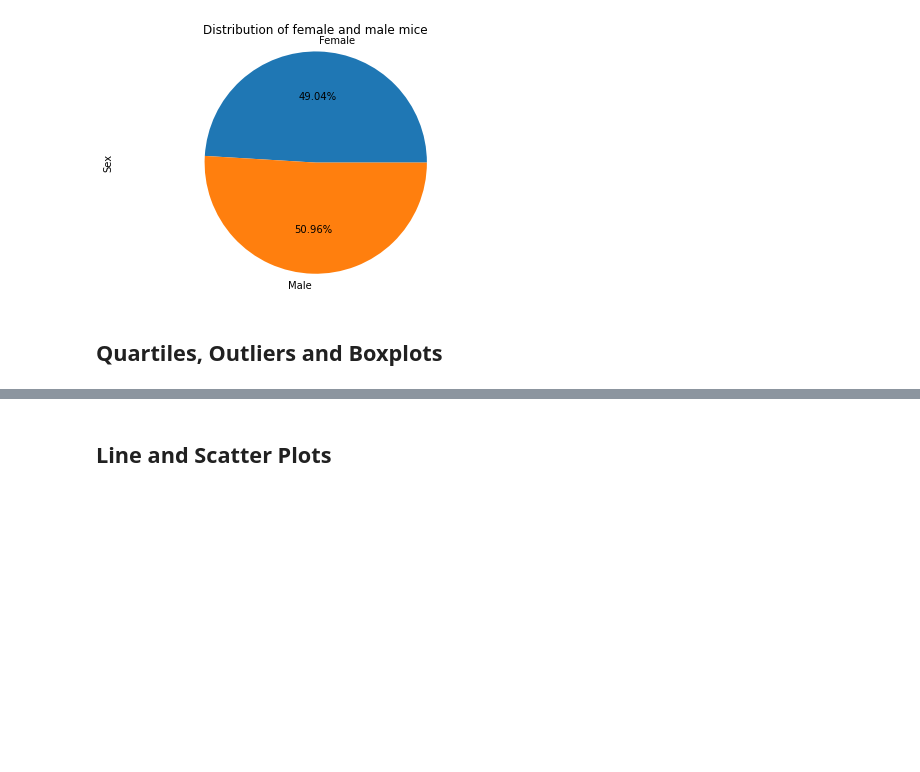
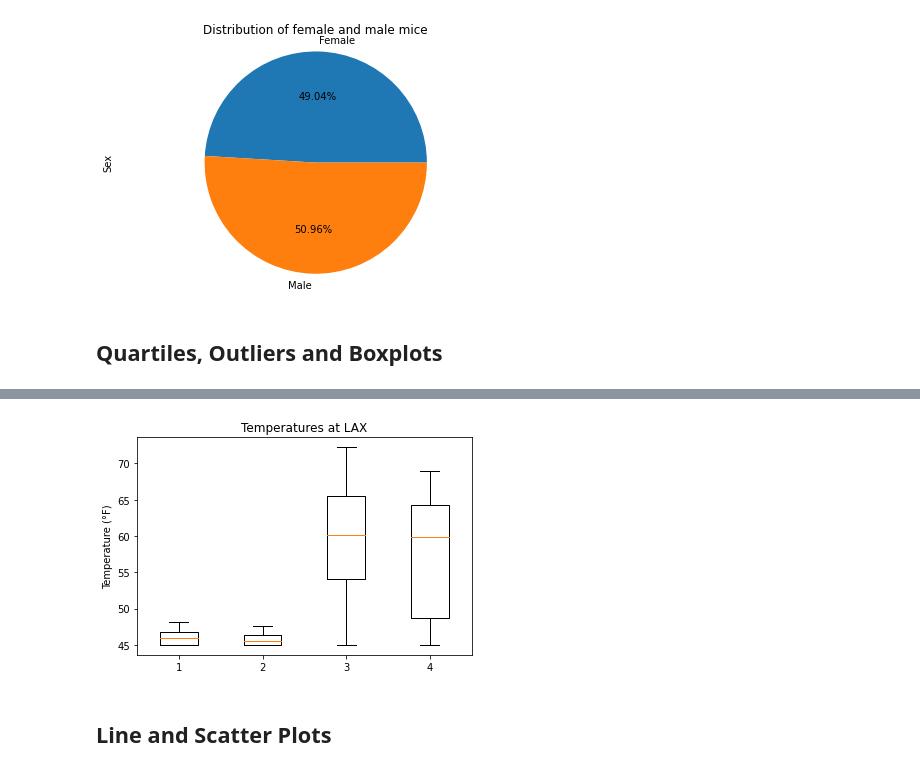
Before and after one commit to christinapomykal/matplotlib-challenge, a Jupyter notebook: Pymaceuticals/main.ipynb, the cells around one changed output, grey strips where cells are left out. Drawn from its saved outputs; the diff is of its cells as text; code cells hidden in the pictures; blank space fills up the shorter version.

Commit message:
more plotting

```diff
--- a/Pymaceuticals/main.ipynb
+++ b/Pymaceuticals/main.ipynb
@@ -353,15 +350,37 @@ lastTimepoint
 # %%
 # Put treatments into a list for for loop (and later for plot labels)
+drugList = ['Capomulin', 'Ramicane', 'Infubinol', 'Ceftamin']
 
-
-# Create empty list to fill with tumor vol data (for plotting)
-
+# Create empty list to fill with tumor vol data (for plotting) for all 4 drugs
+tumorVol = []
 
 # Calculate the IQR and quantitatively determine if there are any potential outliers.
+def iqrFunction(mydf):
+    quartiles = mydf.quantile([.25,.5,.75])
+    lowerq = quartiles[0.25]
+    upperq = quartiles[0.75]
+    iqr = upperq-lowerq
 
+    print(f"The lower quartile of temperatures is: {lowerq}")
+    print(f"The upper quartile of temperatures is: {upperq}")
+    print(f"The interquartile range of temperatures is: {iqr}")
+    print(f"The the median of temperatures is: {quartiles[0.5]} ")
+
+    lower_bound = lowerq - (1.5*iqr)
+    upper_bound = upperq + (1.5*iqr)
+    print(f"Values below {lower_bound} could be outliers.")
+    print(f"Values above {upper_bound} could be outliers.\n")
 
     # Locate the rows which contain mice on each drug and get the tumor volumes
+for drug in drugList:
+    drugdf=lastTimepoint.loc[lastTimepoint["Drug Regimen"] == drug]['Tumor Volume (mm3)']
+    tumorVol.append(drugdf)
+    print(drug)
+    iqrFunction(drugdf)
 
+# capomulinMice = lastTimepoint.loc[lastTimepoint['Drug Regimen'] == drug]
+
+# lastTimepoint.loc[lastTimepoint["Drug Regimen"] == drug]['Tumor Volume (mm3)']
 
     # add subset
 
@@ -370,5 +407,15 @@ lastTimepoint
 # %%
 # Generate a box plot of the final tumor volume of each mouse across four regimens of interest
+
+# pass tumorVol list, which has 4 df, and put into box plot function
+
+fig1, ax1 = plt.subplots()
+ax1.set_title('Temperatures at LAX')
+ax1.set_ylabel('Temperature (°F)')
+ax1.boxplot(tumorVol)
+plt.show()
+# %% [output]
+[figure, added]
 # %% [markdown]
 ## Line and Scatter Plots
 # %%
```
Also changed, not shown: parts of 3 cells of this notebook.
